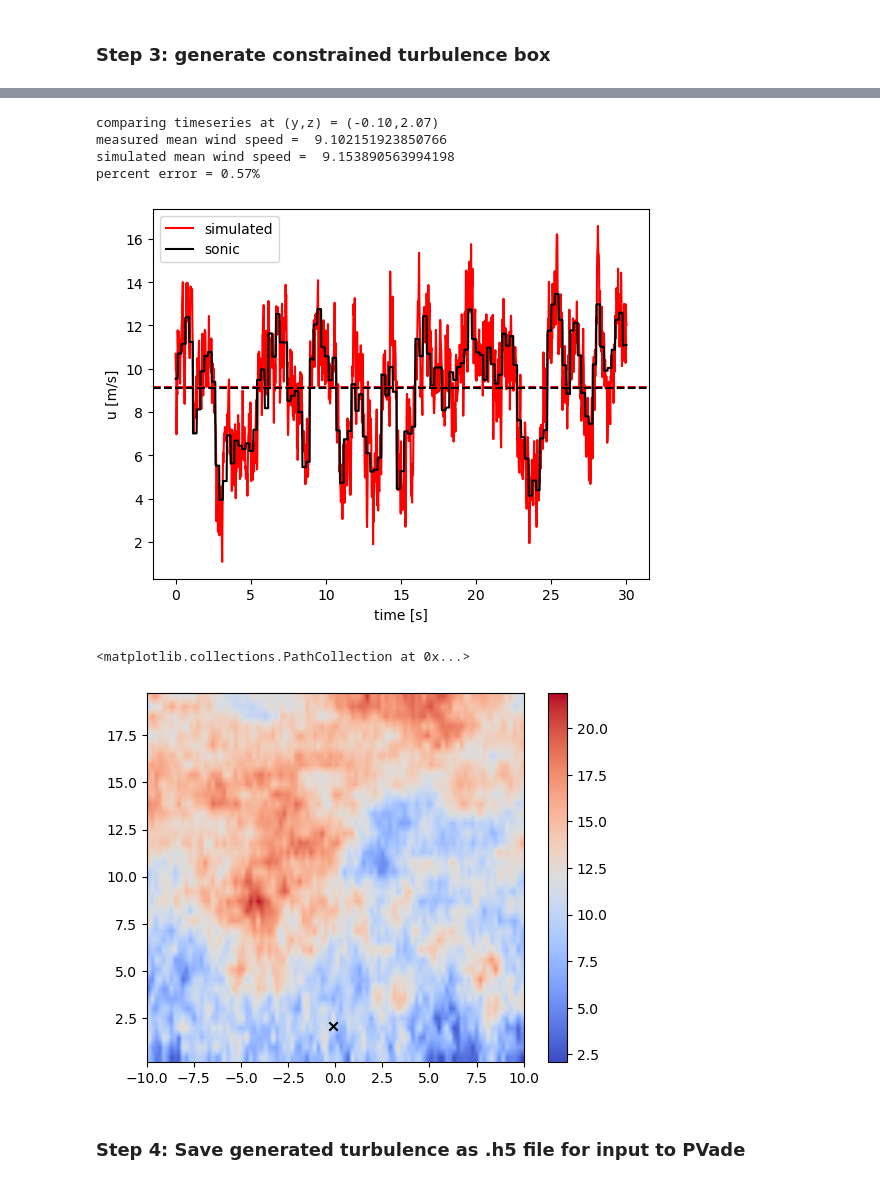
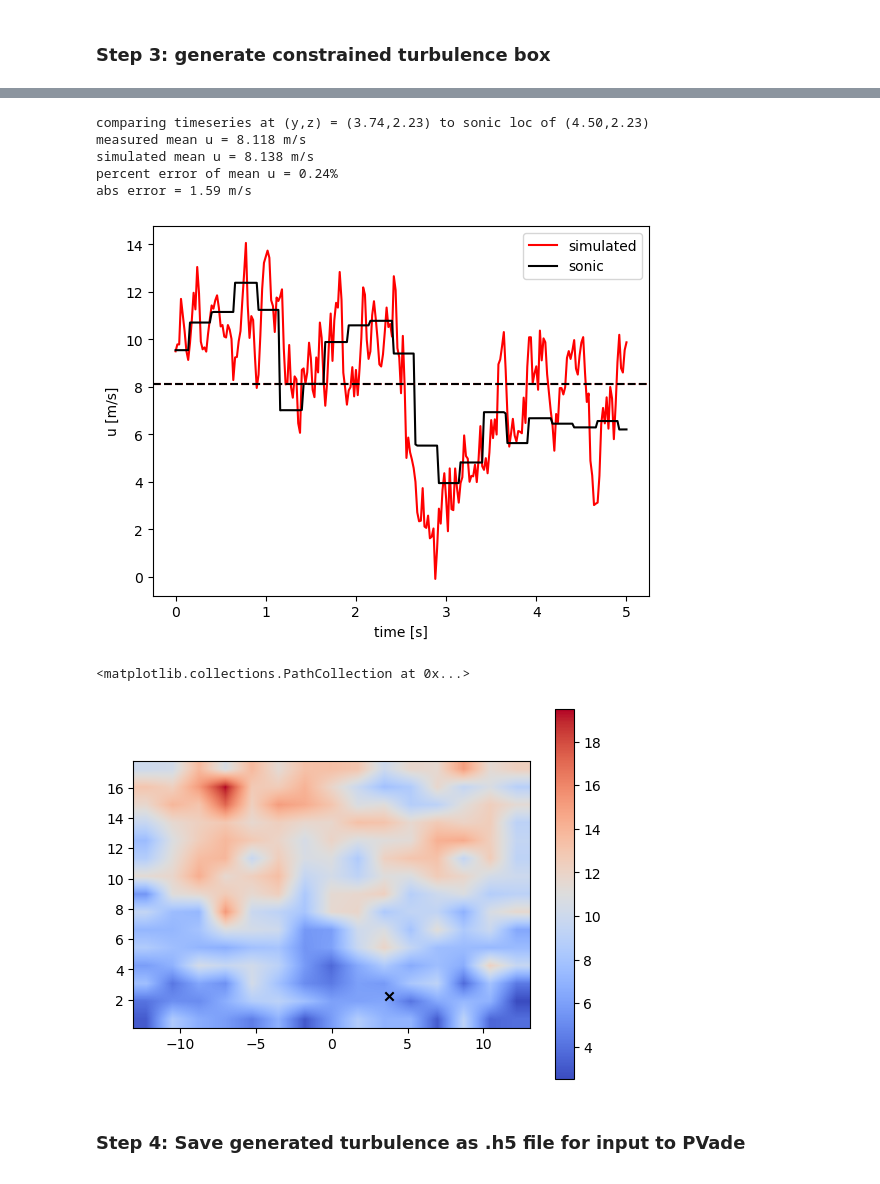
Before and after one commit to brookeslawski/pyconturb-pvade, a Jupyter notebook: duramat_constrained_turb.ipynb, the cells around one changed output, grey strips where cells are left out. Drawn from its saved outputs; the diff is of its cells as text; code cells hidden in the pictures.

```diff
--- a/duramat_constrained_turb.ipynb
+++ b/duramat_constrained_turb.ipynb
@@ -18,7 +18,7 @@ copied from [PyConTurb example](https://pyconturb.pages.windenergy.dtu.dk/pycont
 # %%
 # sonic position
 x_sonic1 = 0.0
-y_sonic1 = 0.0
+y_sonic1 = 4.5
 z_sonic1 = 2.23 # m above ground
 
 sonic_spat_df = gen_spat_grid(y_sonic1, z_sonic1)  # if `comps` not passed in, assumes all 3 components are wanted
@@ -133,7 +133,7 @@ Text(0.5, 0, 'time')
 #     ax.set_xlabel('time [s]')
 # %%
 # optional: cut down duration of signal for testing
-tf_sonic1 = 30.0 # [s] - this is also how long the synthetic turbulence signal will be
+tf_sonic1 = 5.0 # [s] - this is also how long the synthetic turbulence signal will be
 sonic_data = sonic_data.loc[sonic_data.index <= tf_sonic1]
 
 fig, axs = plt.subplots()
@@ -262,0 +332,14 @@ def find_u_ref(z_hub):
+# %%
+fudge_factor = 2.1
+u_ref = float(u_mean_sonic1.values[0])
+z_ref = z_sonic1
+
+u_ref_sim = u_ref * fudge_factor
+print(f'generating turb, u_ref = {u_ref_sim:.3f} m/s, z_ref = {z_ref} m')
+
+kwargs = {'u_ref': u_ref_sim, 'turb_class': 'B', 'z_hub': z_ref,  # necessary keyword arguments for IEC turbulence
+      'T': con_tc.get_T(), 'nt': con_tc.get_time().index.size}  # simulation length (s) and time step (s)
+interp_data = 'none' # 'all'  # use the default IEC 61400-1 profile instead of interpolating from constraints
+
+# generate turbulence
+sim_turb_df = gen_turb(spat_df, con_tc=con_tc, interp_data=interp_data, verbose=True, **kwargs)
@@ -318,12 +419,10 @@ data['u'] = sim_turb_df.filter(regex='u').values.reshape(len(sim_turb_df),y.size
 data['v'] = sim_turb_df.filter(regex='v').values.reshape(len(sim_turb_df),y.size,z.size).transpose((0, 2, 1))
 data['w'] = sim_turb_df.filter(regex='w').values.reshape(len(sim_turb_df),y.size,z.size).transpose((0, 2, 1))
 # %%
-yloc, zloc = 0, 2.23  # location we want to compare
+j = np.argmin(abs(y - y_sonic1))
+k = np.argmin(abs(z - z_sonic1))
 
-j = np.argmin(abs(y - yloc))
-k = np.argmin(abs(z - zloc))
-
-print('comparing timeseries at (y,z) = ({:.2f},{:.2f})'.format(y[j],z[k]))
+print(f'comparing timeseries at (y,z) = ({y[j]:.2f},{z[k]:.2f}) to sonic loc of ({y_sonic1:.2f},{z_sonic1:.2f})')
 
 usim = data['u'][:,k,j]
 ucon = con_tc.get_time()['u_p0']
@@ -337,30 +436,32 @@ plt.xlabel('time [s]')
 plt.ylabel('u [m/s]')
 plt.legend();
 
-measured_mean = np.average(ucon)
-simulated_mean = np.average(usim)
-print('measured mean wind speed = ', measured_mean)
-print('simulated mean wind speed = ', simulated_mean)
-print('percent error = {:.2f}%'.format(100*(simulated_mean - measured_mean) / measured_mean))
+measured_u_mean = np.average(ucon)
+simulated_u_mean = np.average(usim)
+print(f'measured mean u = {measured_u_mean:.3f} m/s')
+print(f'simulated mean u = {simulated_u_mean:.3f} m/s')
+print('percent error of mean u = {:.2f}%'.format(100*(simulated_u_mean - measured_u_mean) / measured_u_mean))
+print('abs error = {:.2f} m/s'.format(np.average(abs(usim - ucon))))
 # %% [output]
-comparing timeseries at (y,z) = (-0.10,2.07)
-measured mean wind speed =  9.102151923850766
-simulated mean wind speed =  9.153890563994198
-percent error = 0.57%
+comparing timeseries at (y,z) = (3.74,2.23) to sonic loc of (4.50,2.23)
+measured mean u = 8.118 m/s
+simulated mean u = 8.138 m/s
+percent error of mean u = 0.24%
+abs error = 1.59 m/s
-[figure, old version]
+[figure, new version]
 # %%
 # check position
 fig, ax = plt.subplots()
-plt.imshow(data['u'][0,:,:],  # imshow requires nz-ny slice
+plt.imshow(data['u'][10,:,:],  # imshow requires nz-ny slice
             origin='lower',  # smallest y-z in lower left, not upper left
             extent=[y[0], y[-1], z[0], z[-1]],  # lateral and vertical limits
             interpolation='bilinear',
             cmap='coolwarm')  # image smoothing
 plt.colorbar()
 plt.scatter(y[j], z[k], c='k', marker='x')
 # %% [output]
 <matplotlib.collections.PathCollection at 0x...>
-[figure, old version]
+[figure, new version]
 # %%
 # visualization of flow field
 # fig, ax = plt.subplots()
```
Also changed, not shown: parts of 21 cells of this notebook, 2 other files.
